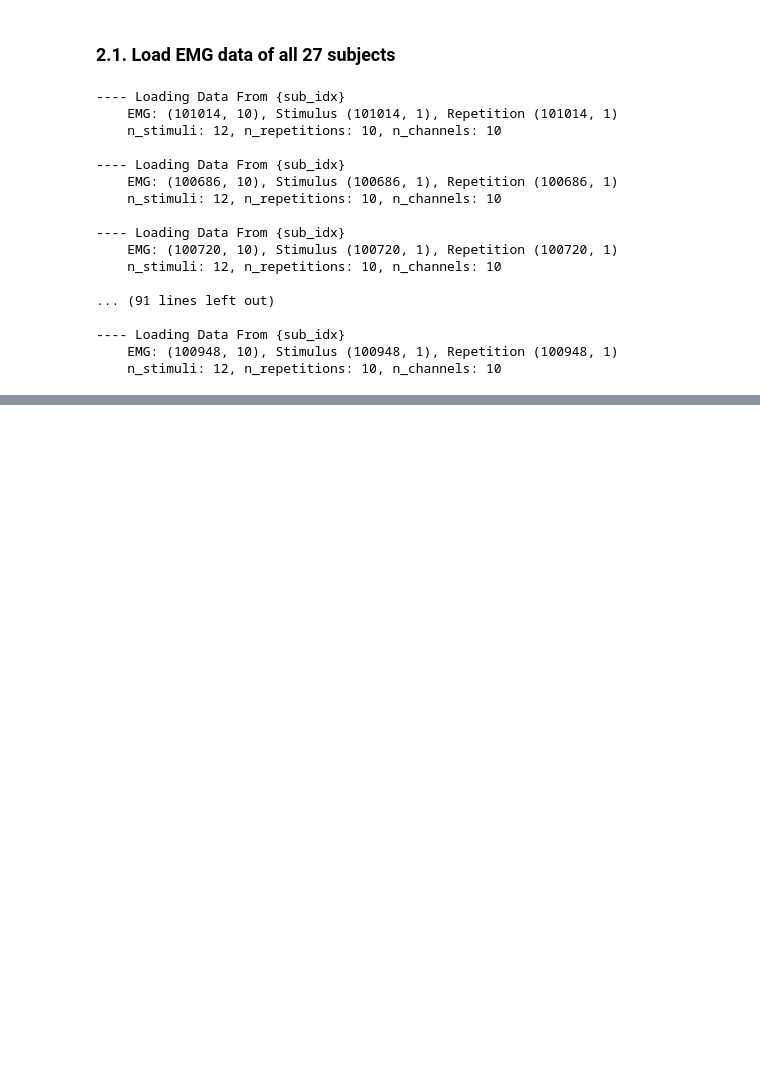
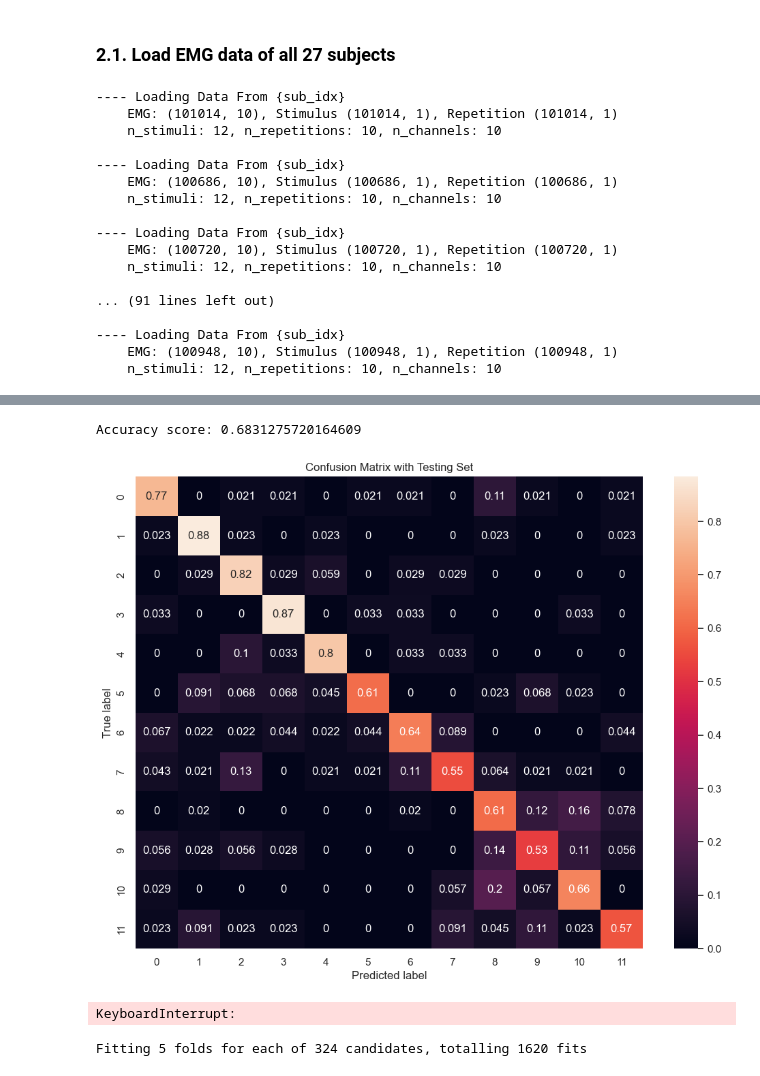
Before and after one commit to YuanshengZhou309/NSSP_Project2, a Jupyter notebook: Miniproject2-Part1-2.ipynb, the cells around one changed output, grey strips where cells are left out. Saved outputs shown, nothing was run; the diff lists cells and outputs as text; code cells hidden in the pictures; blank space fills up the shorter version.

```diff
--- a/Miniproject2-Part1-2.ipynb
+++ b/Miniproject2-Part1-2.ipynb
@@ -115,7 +127,7 @@ Text(0.5, 1.0, 'Power Spectral Density plot in Log scale')
 n_stimuli = len(np.unique(stimulus)) - 1
 # -1 because 0 is not a repetition
 n_repetitions = len(np.unique(repetition)) - 1
-n_channels = emg_filtered.shape[1]
+n_channels = emg_rectified.shape[1]
 
 print(f'How many types of movement are there? {n_stimuli}')
 print(f'How many repetitions are there? {n_repetitions}')
@@ -555,0 +608,67 @@ dataset, labels = build_dataset_from_ninapro(
+# %%
+X_test_z = scaler.transform(X_test)
+# Predict in test
+y_pred = clf.predict(X_test_z)
+
+# Accuracy
+accuracy = accuracy_score(y_test, y_pred)
+print(f"Accuracy score: {accuracy}")
+
+# Confusion Matrix
+confmat = confusion_matrix(y_test, y_pred, normalize="true")
+fig, ax = plt.subplots(figsize=(12, 9))
+
+sns.heatmap(confmat, annot=True, ax=ax)  # Use seaborn to create a heatmap of the confusion matrix
+ax.set_ylabel("True label")
+ax.set_xlabel("Predicted label")
+plt.title("Confusion Matrix with Testing Set")
+plt.show()
+# %% [output]
+Accuracy score: 0.6831275720164609
+[figure, added]
+# %%
+# perform cross-validation
+from sklearn.model_selection import cross_val_score
+scores = cross_val_score(clf, X_train_z, y_train, cv=5)
+print(f"Accuracy scores of all models: {scores}")
+print(f"Mean accuracy across all models: {np.mean(scores)}")
+# %% [output]
+KeyboardInterrupt:
+# %%
+from sklearn.model_selection import GridSearchCV
+
+# Define the hyperparameter search space
+param_grid = {
+    "n_estimators": [100,200,300],
+    "learning_rate": [0.01, 0.05, 0.1],
+    "max_depth": [3, 4, 5],
+    "subsample": [0.8, 1.0],
+    "min_samples_split": [2, 5],
+    "min_samples_leaf": [1, 2, 4],
+}
+
+# Instantiation model
+clf = GradientBoostingClassifier(random_state=42)
+
+# grid search
+grid_search = GridSearchCV(estimator=clf, param_grid=param_grid, scoring="accuracy", cv=5, n_jobs=-1, verbose=2)
+grid_search.fit(X_train_z, y_train)
+
+# Output optimum parameter
+print("Best Parameters:", grid_search.best_params_)
+print("Best Accuracy:", grid_search.best_score_)
+
+# Evaluate the validation set with the best parameters
+best_clf = grid_search.best_estimator_
+y_pred = best_clf.predict(X_val_z)
+
+# Recalculate the accuracy and confusion matrix
+accuracy = accuracy_score(y_val, y_pred)
+print(f"Test Accuracy after Optimization: {accuracy}")
+
+confmat = confusion_matrix(y_val, y_pred, normalize="true")
+sns.heatmap(confmat, annot=True)
+plt.title("Confusion Matrix (After Optimization)")
+plt.show()
+# %% [output]
+Fitting 5 folds for each of 324 candidates, totalling 1620 fits
```
Also changed, not shown: parts of 12 cells of this notebook.
